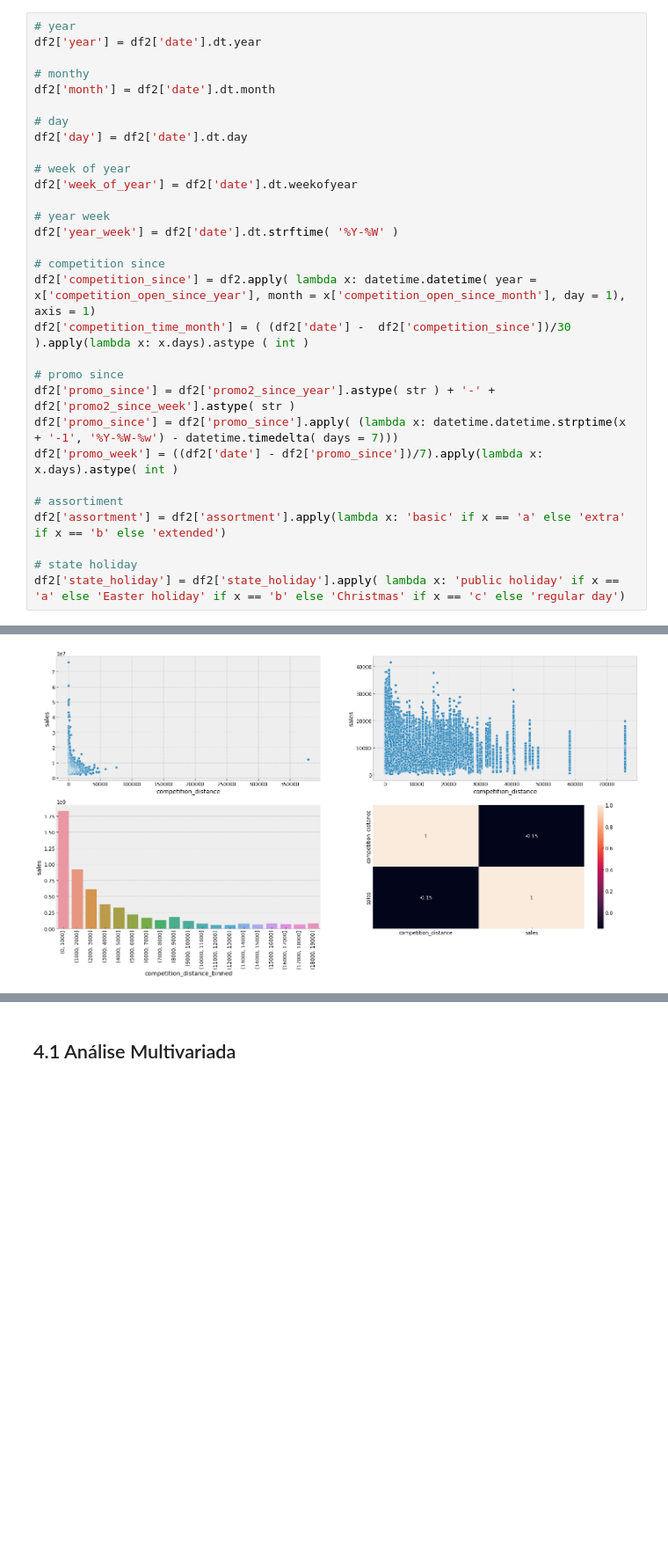
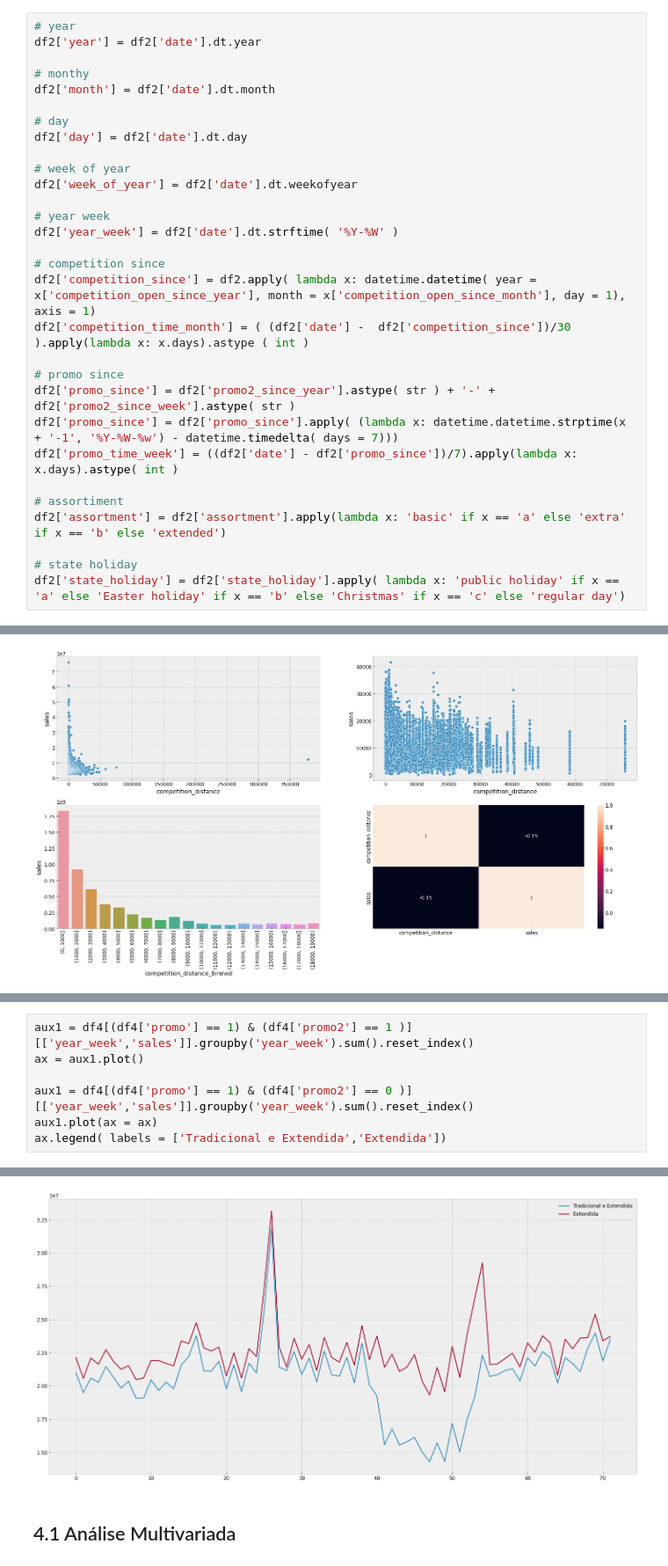
Before and after one commit to elielsantospaes/DS_em_Producao, a Jupyter notebook: Módulo_6_v1_store_sales_prediction.ipynb, the cells around one changed output, grey strips where cells are left out. Shown at 88% size. Saved outputs shown, nothing was run; the diff lists cells and outputs as text; blank space fills up the shorter version.

```diff
--- a/Módulo_6_v1_store_sales_prediction.ipynb
+++ b/Módulo_6_v1_store_sales_prediction.ipynb
@@ -357,7 +359,7 @@ df2['competition_time_month'] = ( (df2['date'] -  df2['competition_since'])/30 )
 # promo since
 df2['promo_since'] = df2['promo2_since_year'].astype( str ) + '-' + df2['promo2_since_week'].astype( str )
 df2['promo_since'] = df2['promo_since'].apply( (lambda x: datetime.datetime.strptime(x + '-1', '%Y-%W-%w') - datetime.timedelta( days = 7)))
-df2['promo_week'] = ((df2['date'] - df2['promo_since'])/7).apply(lambda x: x.days).astype( int )
+df2['promo_time_week'] = ((df2['date'] - df2['promo_since'])/7).apply(lambda x: x.days).astype( int )
 
 # assortiment
 df2['assortment'] = df2['assortment'].apply(lambda x: 'basic' if x == 'a' else 'extra' if x == 'b' else 'extended')
@@ -530,0 +576,8 @@ sns.heatmap(aux1.corr(method = 'pearson'), annot = True );
+# %%
+aux1 = df4[(df4['promo'] == 1) & (df4['promo2'] == 1 )][['year_week','sales']].groupby('year_week').sum().reset_index()
+ax = aux1.plot()
+
+aux1 = df4[(df4['promo'] == 1) & (df4['promo2'] == 0 )][['year_week','sales']].groupby('year_week').sum().reset_index()
+aux1.plot(ax = ax)
+ax.legend( labels = ['Tradicional e Extendida','Extendida'])
+# %% [output]
@@ -531,2 +585,3 @@ sns.heatmap(aux1.corr(method = 'pearson'), annot = True );
+[figure, added]
 # %% [markdown]
 ## 4.1 Análise Multivariada
```
Also changed, not shown: parts of 11 cells of this notebook.
